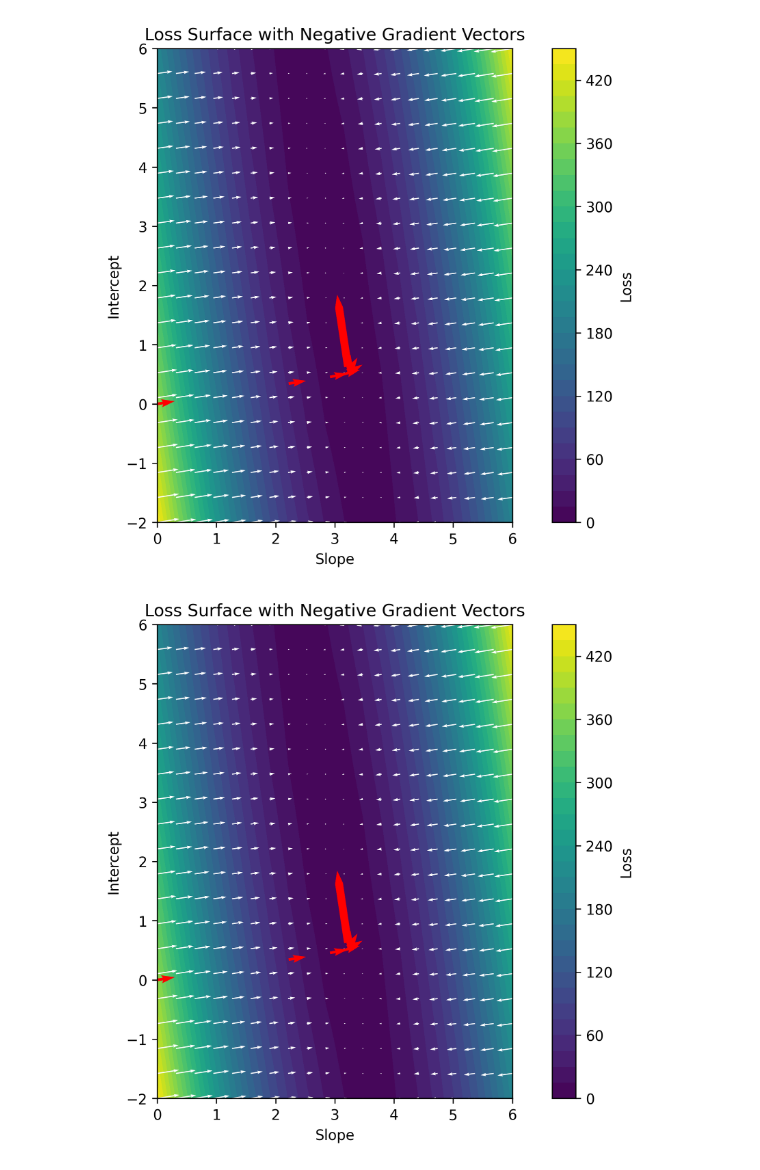
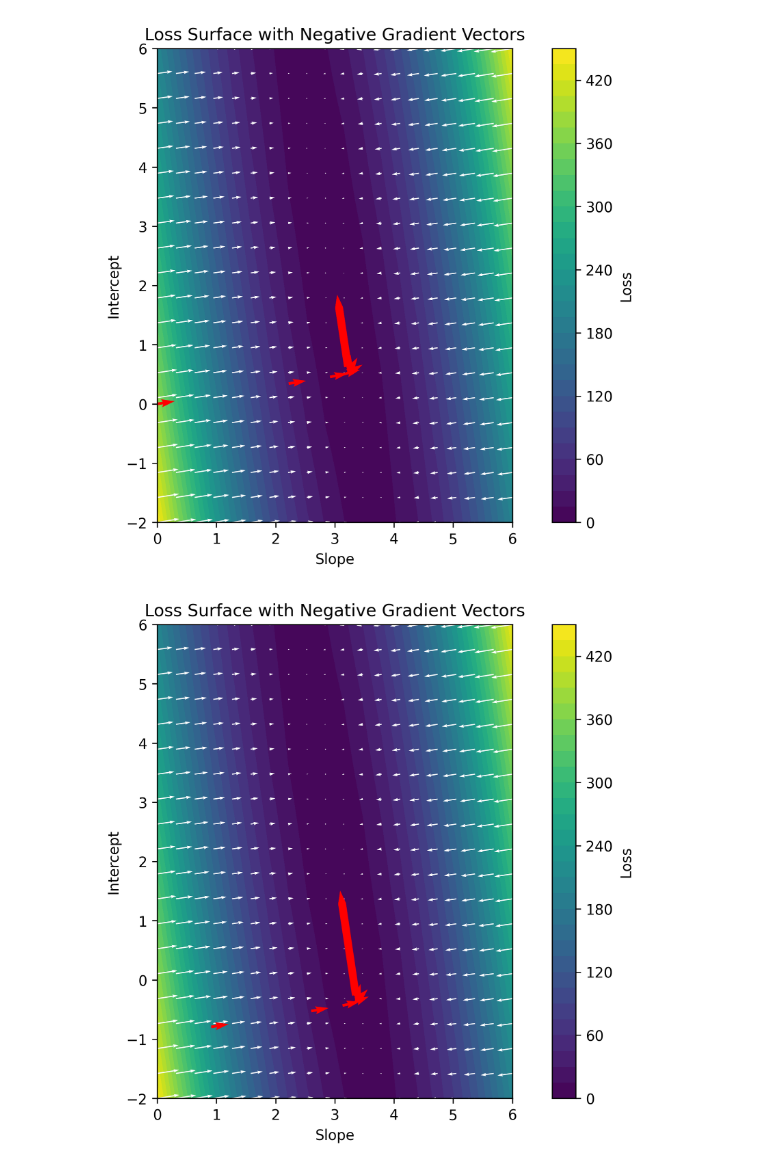
Before and after one commit to olinml2024/notebooks, a Jupyter notebook: ML24_Day09.ipynb, the cells around one changed output. Saved outputs shown, nothing was run; the diff lists cells and outputs as text; code cells hidden in the pictures.

```diff
--- a/ML24_Day09.ipynb
+++ b/ML24_Day09.ipynb
@@ -116,7 +134,7 @@ import torch.nn as nn
 import matplotlib.pyplot as plt
 import numpy as np
 
-# 2. Define a simple linear regression model
+# 2. Define a linear regression model
 class LinearRegressionModel(nn.Module):
     def __init__(self):
         super(LinearRegressionModel, self).__init__()
@@ -127,12 +145,12 @@ class LinearRegressionModel(nn.Module):
 
 model = LinearRegressionModel()
 
-# 3. Loss function (MSE) and optimizer (SGD)
+# Define mean squared error loss (this is just taking the average of (yhat - y)^2)
 criterion = nn.MSELoss()
 optimizer = torch.optim.SGD(model.parameters(), lr=0.01)
 
-# 4. Compute gradients and plot quiver
 def plot_loss_surface_with_gradients(model, X, y, slope_range, intercept_range):
+    """ Plot the loss surface and the gradient vectors """
     plt.figure(figsize=(10, 6), dpi=300)
     plt.axes().set_aspect('equal')
     slopes = np.linspace(slope_range[0], slope_range[1], 20)
@@ -143,10 +161,13 @@ def plot_loss_surface_with_gradients(model, X, y, slope_range, intercept_range):
 
     for i, slope in enumerate(slopes):
         for j, intercept in enumerate(intercepts):
-            # Forward pass and loss calculation
+            # Set model parameters based on where we are in the meshgrid
             model.linear.weight.data.fill_(slope)
             model.linear.bias.data.fill_(intercept)
+
+            # calculate our predictions
             predictions = model(X)
+            # use pytorch's built-in squared error loss (we could do our own)
             loss = criterion(predictions, y)
             losses[i, j] = loss.item()
 
@@ -159,41 +180,41 @@ def plot_loss_surface_with_gradients(model, X, y, slope_range, intercept_range):
             # Store gradients of the slope and intercept
             grad_slope[i, j] = model.linear.weight.grad.item()
             grad_intercept[i, j] = model.linear.bias.grad.item()
 
     # Plot the loss surface as a contour plot
     S, I = np.meshgrid(slopes, intercepts)
     plt.contourf(S, I, losses.T, levels=30, cmap='viridis')
     plt.colorbar(label="Loss")
 
     # Use quiver to display the negative gradients
     plt.quiver(S, I, -grad_slope.T, -grad_intercept.T, color='white')
     plt.xlabel('Slope')
     plt.ylabel('Intercept')
     plt.title('Loss Surface with Negative Gradient Vectors')
 
-# 5. Show the loss surface and gradients before training
 plot_loss_surface_with_gradients(model, X, y, slope_range=(0, 6), intercept_range=(-2, 6))
 
-# initialize the model weights and bias
-m = torch.tensor(0.0, requires_grad=True)
-b = torch.tensor(0.0, requires_grad=True)
-optimizer = torch.optim.SGD([m, b], lr=0.01)
 
-# 6. Training loop
+model = LinearRegressionModel()
+# this optimizer gives us gradient descent, but we could do this easily ourselves
+optimizer = torch.optim.SGD(model.parameters(), lr=0.01)
+
+# Let's do 200 gradient descent steps (also called epochs)
 epochs = 200
 for epoch in range(epochs):
     # Forward pass
-    predictions = m*X + b
+    predictions = model(X)
     loss = criterion(predictions, y)
 
     # Backward pass and gradient computation
     optimizer.zero_grad()
     loss.backward()
-    u = m.grad.item()
-    v = b.grad.item()
-    plt.quiver(m.item(), b.item(), -u / np.sqrt(u**2 + v**2), -v / np.sqrt(u**2 + v**2), scale=20, color='red')
+    u = model.linear.weight.grad.item()
+    v = model.linear.bias.grad.item()
+    # show the negative of the gradient vector
+    plt.quiver(model.linear.weight.item(), model.linear.bias.item(), -u / np.sqrt(u**2 + v**2), -v / np.sqrt(u**2 + v**2), scale=20, color='red')
     # Update parameters
     optimizer.step()
 plt.show()
 # %% [output]
-[figure, old version]
+[figure, new version]
```
Also changed, not shown: parts of 3 cells of this notebook.
